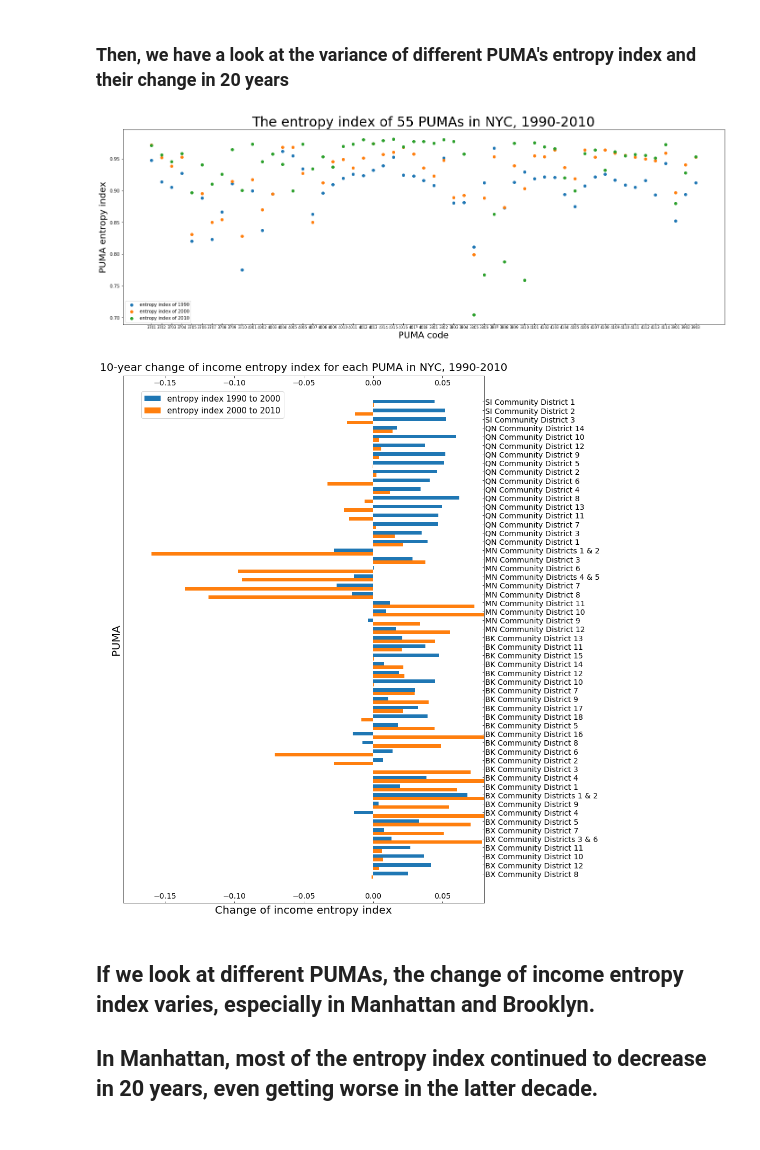
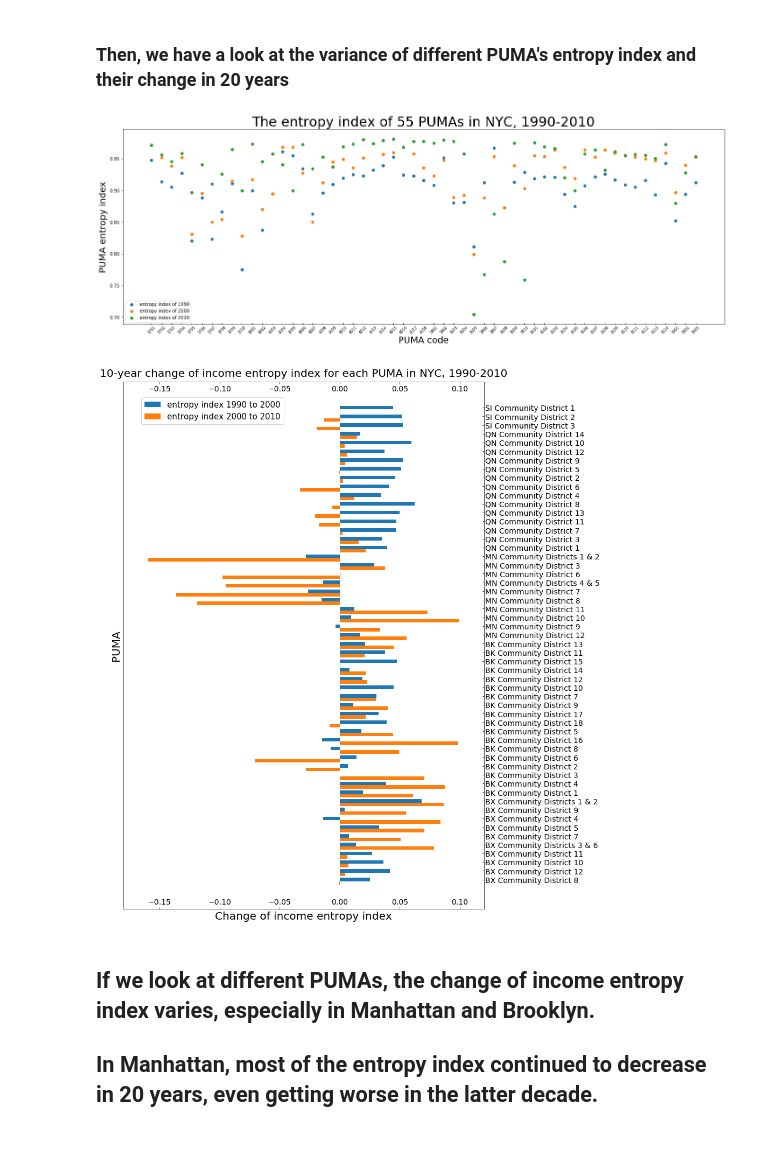
Before and after one commit to picniclin/NYC_yl5240, a Jupyter notebook: NYC_housing_and_income.ipynb, the cells around one changed output. Cells and saved outputs as stored; diff of their text form; code cells hidden in the pictures.

```diff
--- a/NYC_housing_and_income.ipynb
+++ b/NYC_housing_and_income.ipynb
@@ -452,9 +448,10 @@ The variables we need are median family income, median rent, families with diffe
 ## Look at a whole view of income and rent
 To compare the 1990 data, we choose the family income, not household income.
 # %%
-df2 = df.loc[:,df.columns[(df.columns == 'census_tract') |\
-                          (df.columns.str.startswith('median_inc_fam'))|\
-                          (df.columns.str.startswith('median_rent')) ]]
+df2 = df_all.loc[:,df_all.columns[(df_all.columns == 'census_tract') |\
+                          (df_all.columns == 'PUMA') |\
+                          (df_all.columns.str.startswith('median_inc_fam'))|\
+                          (df_all.columns.str.startswith('median_rent')) ]]
 # %%
 df2.head()
 # %% [output]
@@ -851,3 +881,7 @@ df_puma_entropy_rent
 | 52 | 3901 | SI Community District 3 | 0.852300 | 0.897122 | 0.880044 | 1.304228 | ... |
 | 53 | 3902 | SI Community District 2 | 0.894170 | 0.940473 | 0.928345 | 1.282089 | ... |
 | 54 | 3903 | SI Community District 1 | 0.912587 | 0.952956 | 0.953497 | 1.262799 | ... |
+# %%
+df_puma_entropy_rent['mean_entropy'] = (df_puma_entropy_rent.entropy_index_9 + \
+ df_puma_entropy_rent.entropy_index_0 + \
+ df_puma_entropy_rent.entropy_index_1)/3
@@ -900,39 +954,40 @@ plt.scatter(np.arange(len(df_puma_entropy_rent)),df_puma_entropy_rent.entropy_in
            label = 'entropy index of 2010')
 plt.legend()
 
-plt.xticks(np.arange(len(df_puma_entropy_rent)), df_puma_entropy_rent.PUMA)
+plt.xticks(np.arange(len(df_puma_entropy_rent)), df_puma_entropy_rent.PUMA, rotation = 45,
+                  fontsize = 15)
 plt.tick_params(axis='x', pad = 2, labelsize = 8, direction = 'in')
 plt.ylabel('PUMA entropy index', fontsize = 20)
 plt.xlabel('PUMA code', fontsize = 20)
 plt.title('The entropy index of 55 PUMAs in NYC, 1990-2010', fontsize = 30)
 plt.show()
 # %% [output]
-[figure, old version]
+[figure, new version]
 # %%
 ## To see the change of entropy index in the PUMAs
 plt.figure(figsize = (12,18))
 plt.barh(np.arange(len(df_puma_entropy_rent)),
          width = df_puma_entropy_rent.entropy_index_0/df_puma_entropy_rent.entropy_index_9 - 1,
         height = 0.4, label = 'entropy index 1990 to 2000')
 plt.barh(np.arange(len(df_puma_entropy_rent)) - 0.4,
          width = df_puma_entropy_rent.entropy_index_1/df_puma_entropy_rent.entropy_index_0 - 1,
         height = 0.4, label = 'entropy index 2000 to 2010')
-plt.xlim((-0.18,0.08))
+plt.xlim((-0.18,0.12))
 plt.tick_params(axis='x', pad= -20, labelsize=14, direction = 'in',
                 top = True, bottom = True, labeltop= True, labelbottom = True)
 plt.yticks(np.arange(len(df_puma_entropy_rent)),df_puma_entropy_rent.PUMA_CommunityDistrict )
 plt.tick_params(axis='y', pad=2, labelsize=14, direction = 'in',
                left = False, right = True, labelleft = False, labelright = True)
 
 plt.ylabel('PUMA',fontsize = 20)
 plt.xlabel('Change of income entropy index', fontsize = 20)
 plt.title('10-year change of income entropy index for each PUMA in NYC, 1990-2010',fontsize = 20,
          verticalalignment='bottom')
 
 plt.legend(loc = (0.05, 0.92), fontsize = 15)
 plt.show()
 # %% [output]
-[figure, old version]
+[figure, new version]
 # %% [markdown]
 ## If we look at different PUMAs, the change of income entropy index varies, especially in Manhattan and Brooklyn.
 ## In Manhattan, most of the entropy index continued to decrease in 20 years, even getting worse in the latter decade.
```
Also changed, not shown: parts of 19 cells of this notebook, 1 other file.
